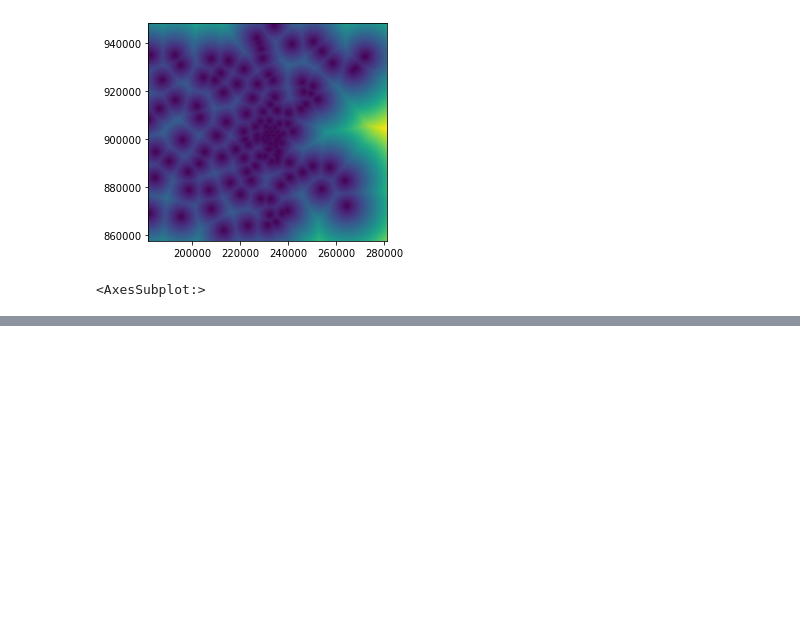
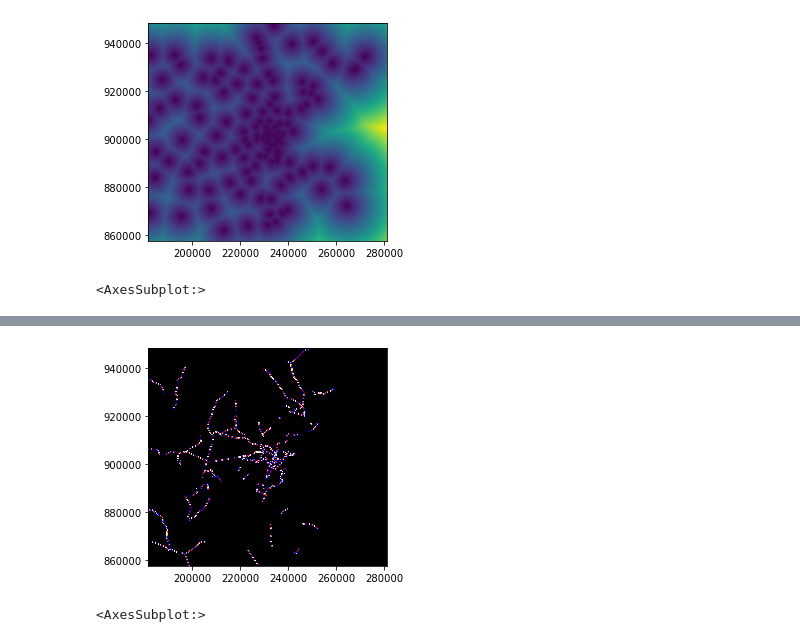
Before and after one commit to gingerleib/outdoor-recreation, a Jupyter notebook: Outdoor_Rec_Analysis.ipynb, the cells around one changed output, grey strips where cells are left out. Saved outputs shown, nothing was run; the diff lists cells and outputs as text; code cells hidden in the pictures; blank space fills up the shorter version.

```diff
--- a/Outdoor_Rec_Analysis.ipynb
+++ b/Outdoor_Rec_Analysis.ipynb
@@ -243,0 +266,5 @@ show(market_distance, transform=transform_tree)
+# %%
+show(trails_raster, transform=transform_tree, cmap='flag')
+# %% [output]
+[figure, added]
+<AxesSubplot:>
```
Also changed, not shown: parts of 8 cells of this notebook.
